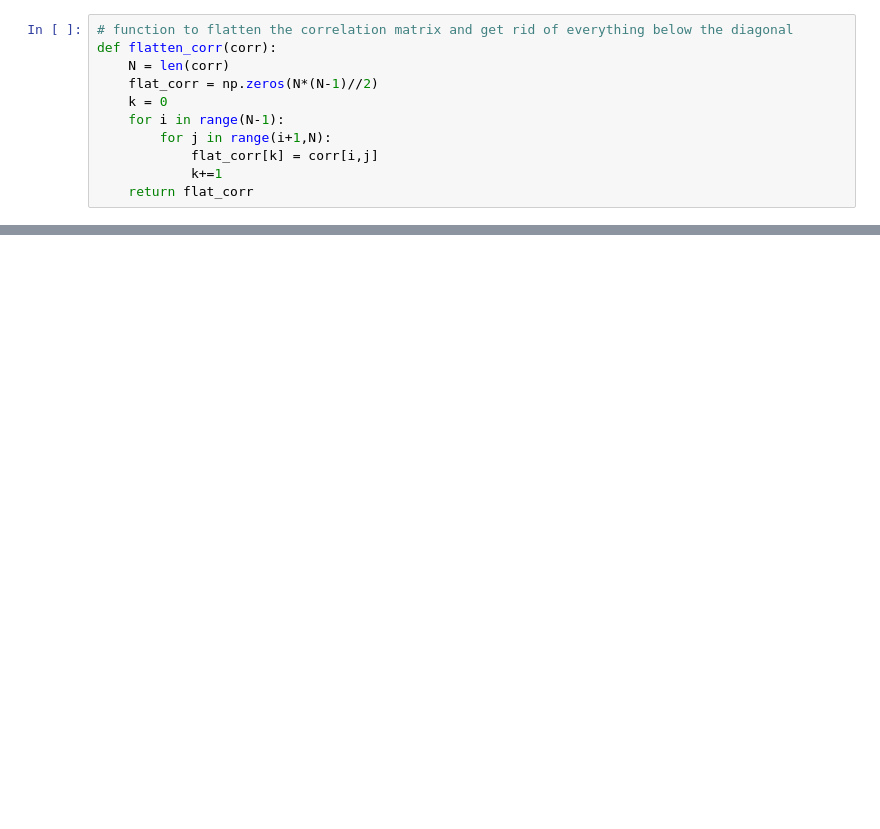
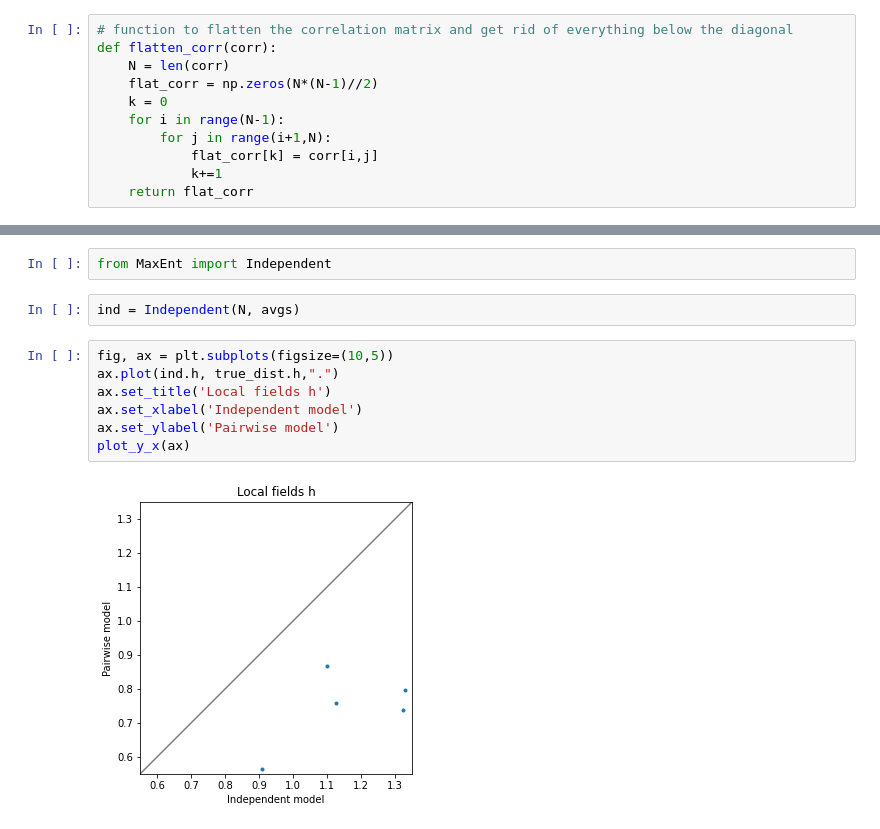
Before and after one commit to abramschon/Masters, a Jupyter notebook: IsingModel/NumericIsing.ipynb, the cells around one changed output, grey strips where cells are left out. Cells and saved outputs as stored; diff of their text form; blank space fills up the shorter version.

```diff
--- a/IsingModel/NumericIsing.ipynb
+++ b/IsingModel/NumericIsing.ipynb
@@ -109,0 +201,13 @@ plt.show()
+# %%
+from MaxEnt import Independent
+# %%
+ind = Independent(N, avgs)
+# %%
+fig, ax = plt.subplots(figsize=(10,5))
+ax.plot(ind.h, true_dist.h,".")
+ax.set_title('Local fields h')
+ax.set_xlabel('Independent model')
+ax.set_ylabel('Pairwise model')
+plot_y_x(ax)
+# %% [output]
+[figure, added]
```
Also changed, not shown: parts of 16 cells of this notebook, 7 other files.
